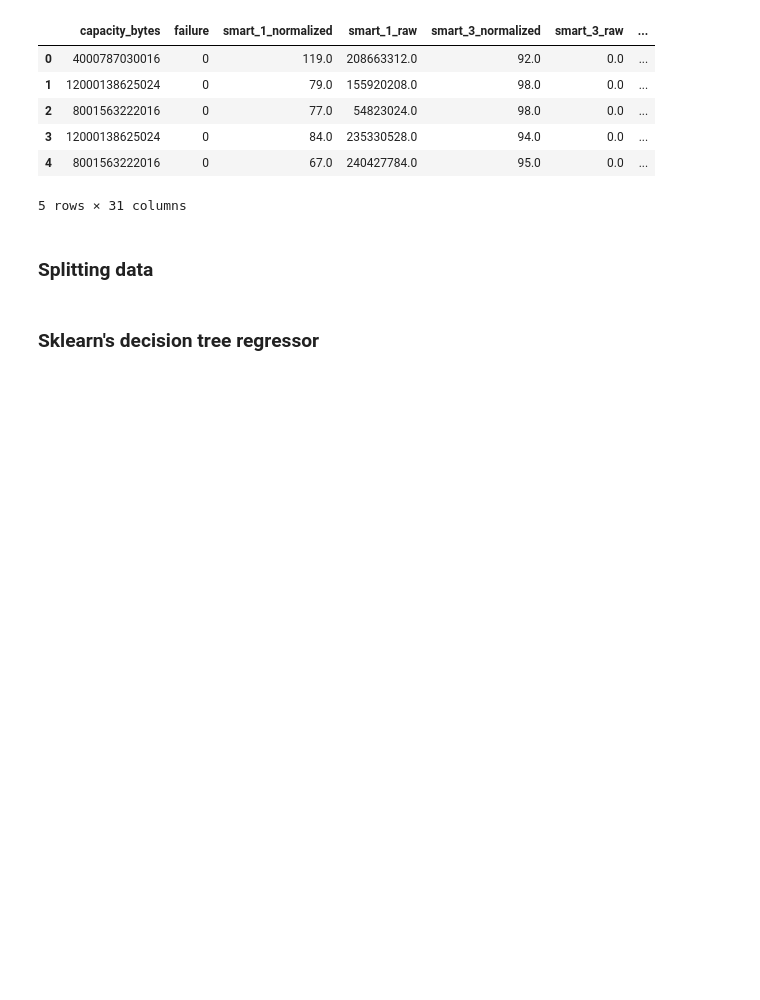
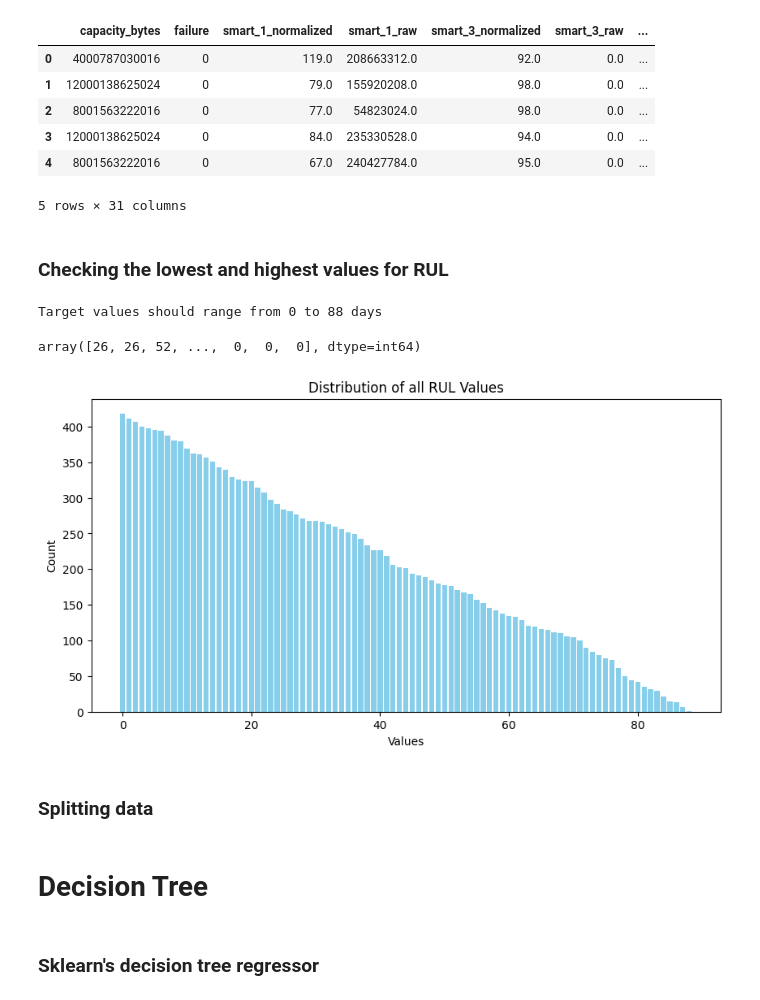
Before and after one commit to baari-ali/hard-drive-predictive-maintenance, a Jupyter notebook: src/sklearn_dt_and_rf.ipynb, the cells around one changed output. Saved outputs shown, nothing was run; the diff lists cells and outputs as text; code cells hidden in the pictures; blank space fills up the shorter version.

```diff
--- a/src/sklearn_dt_and_rf.ipynb
+++ b/src/sklearn_dt_and_rf.ipynb
@@ -72,6 +54,23 @@ df.head()
 | 3 | 12000138625024 | 0 | 84.0 | 235330528.0 | 94.0 | 0.0 | ... |
 | 4 | 8001563222016 | 0 | 67.0 | 240427784.0 | 95.0 | 0.0 | ... |
 5 rows × 31 columns
+# %% [markdown]
+### Checking the lowest and highest values for RUL
+# %%
+min_value = df['date_diff_days'].min()
+max_value = df['date_diff_days'].max()
+print(f'Target values should range from {min_value} to {max_value} days')
+# %% [output]
+Target values should range from 0 to 88 days
+# %%
+RUL = df['date_diff_days'].values
+RUL
+# %% [output]
+array([26, 26, 52, ...,  0,  0,  0], dtype=int64)
+# %%
+plot_distribution(RUL, title='Distribution of all RUL Values', xlabel='Values', ylabel='Count', save_path='../img/rul_distribution.png')
+# %% [output]
+[figure, added]
 # %% [markdown]
 ### Splitting data
 # %%
@@ -80,6 +79,8 @@ X = df.drop(['date_diff_days'], axis=1).values
 y = df['date_diff_days'].values
 # %%
 X_train, X_test, y_train, y_test = train_test_split(X, y, test_size=0.2, random_state=0)
+# %% [markdown]
+# Decision Tree
 # %% [markdown]
 ### Sklearn's decision tree regressor
 # %%
```
Also changed, not shown: parts of 45 cells of this notebook, 1 other file.
